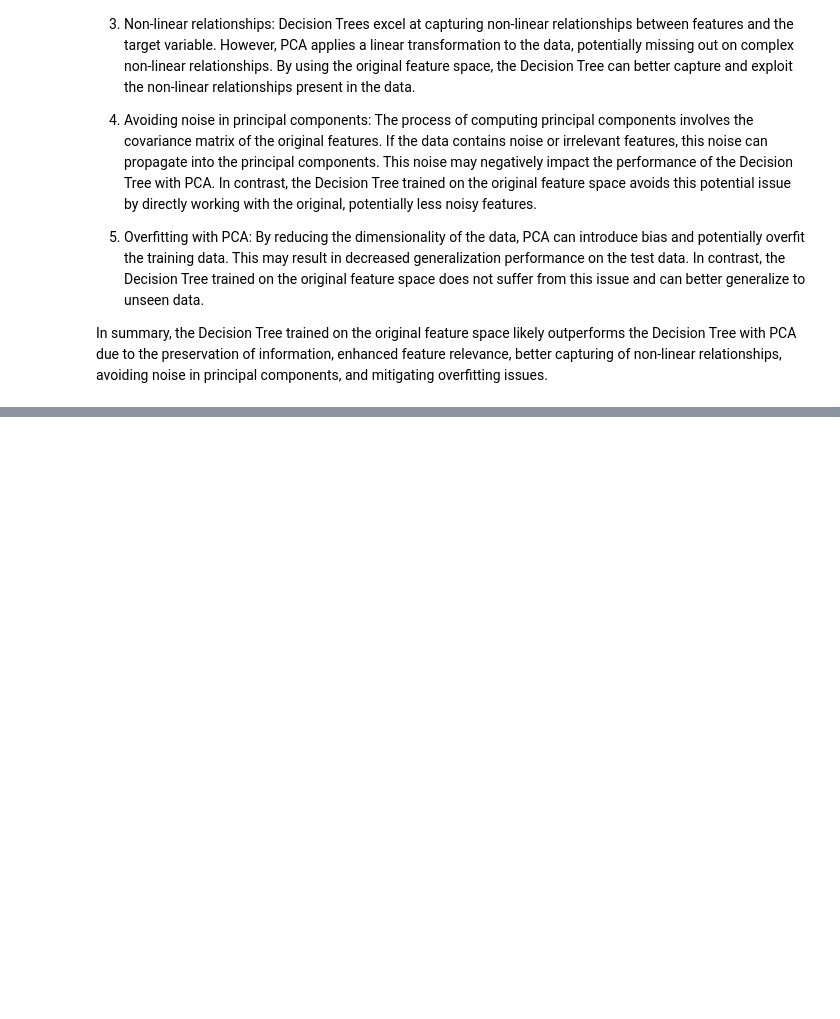
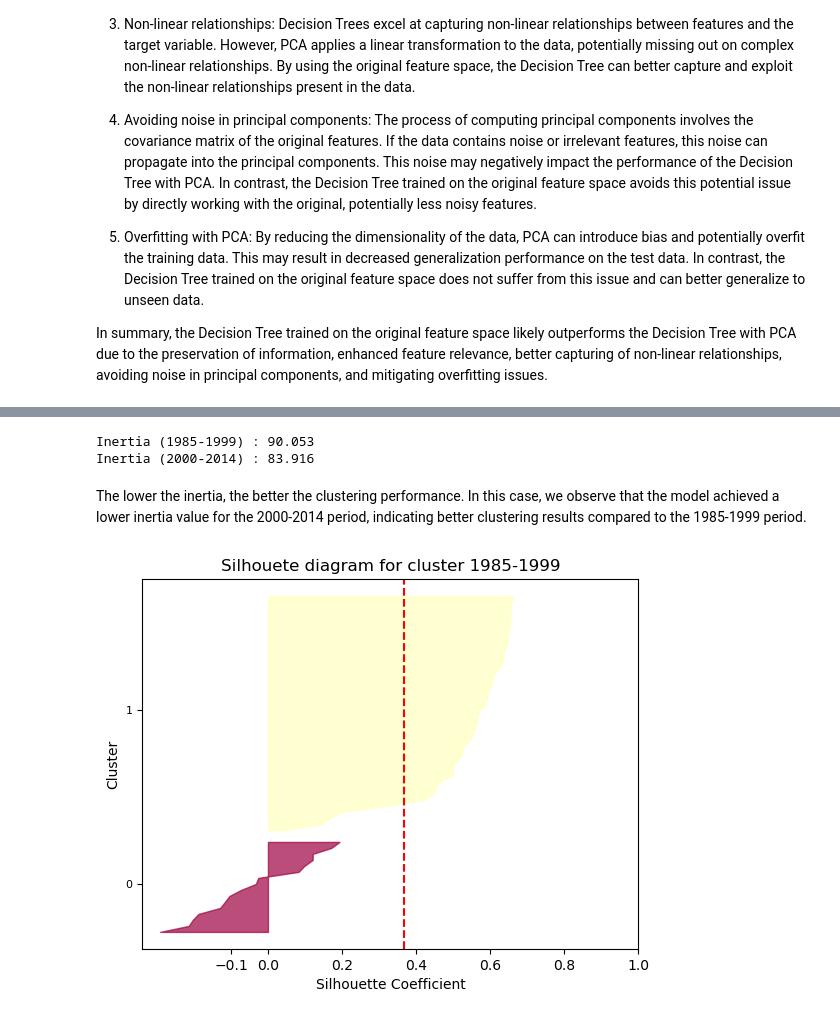
Before and after one commit to iheathers/2023---Semester-1-Feb---Jun-, a Jupyter notebook: Semester 1 2023/CITS5508 - Machine Learning/Labs/Assignment 3/assignment3.ipynb, the cells around one changed output, grey strips where cells are left out. Cells and saved outputs as stored; diff of their text form; code cells hidden in the pictures; blank space fills up the shorter version.

```diff
--- a/Semester 1 2023/CITS5508 - Machine Learning/Labs/Assignment 3/assignment3.ipynb
+++ b/Semester 1 2023/CITS5508 - Machine Learning/Labs/Assignment 3/assignment3.ipynb
@@ -1086,0 +1348,52 @@ In summary, the Decision Tree trained on the original feature space likely outpe
+# %%
+import numpy as np
+import matplotlib.pyplot as plt
+from matplotlib.ticker import FixedLocator, FixedFormatter
+from sklearn.metrics import silhouette_samples, silhouette_score
+
+def plot_silhouette_diagram(X, clusters, title=""):
+    silhouette_coefficients = silhouette_samples(X, clusters)
+    num_clusters = len(np.unique(clusters))
+
+    # Set the spacing around the subplots
+    plt.subplots_adjust(hspace=0.5, wspace=0.3)
+
+    padding = len(X) // 30
+    pos = padding
+    ticks = []
+    for i in range(num_clusters):
+        coeffs = silhouette_coefficients[clusters == i]
+        coeffs.sort()
+
+        color = plt.cm.Spectral(i / num_clusters)
+        plt.fill_betweenx(np.arange(pos, pos + len(coeffs)), 0, coeffs,
+                          facecolor=color, edgecolor=color, alpha=0.7)
+        ticks.append(pos + len(coeffs) // 2)
+        pos += len(coeffs) + padding
+
+    plt.gca().yaxis.set_major_locator(FixedLocator(ticks))
+    plt.gca().yaxis.set_major_formatter(FixedFormatter(range(num_clusters)))
+
+    # Adjust the font size of y-axis tick labels
+    plt.gca().yaxis.set_tick_params(labelsize=8)
+
+    plt.ylabel("Cluster")
+    plt.gca().set_xticks([-0.1, 0, 0.2, 0.4, 0.6, 0.8, 1])
+    plt.xlabel("Silhouette Coefficient")
+
+    plt.axvline(x=silhouette_score(X, clusters), color="red", linestyle="--")
+    plt.title(f"{title}")
+
+    plt.show()
+# %%
+print(f'Inertia (1985-1999) : {round(kmeans_85_99.inertia_, 3)}')
+print(f'Inertia (2000-2014) : {round(kmeans_00_14.inertia_, 3)}')
+# %% [output]
+Inertia (1985-1999) : 90.053
+Inertia (2000-2014) : 83.916
+# %% [markdown]
+The lower the inertia, the better the clustering performance. In this case, we observe that the model achieved a lower inertia value for the 2000-2014 period, indicating better clustering results compared to the 1985-1999 period.
+# %%
+plot_silhouette_diagram(X_scaled_df, clusters_85_99, "Silhouete diagram for cluster 1985-1999")
+# %% [output]
+[figure, added]
```
Also changed, not shown: parts of 56 cells of this notebook.
